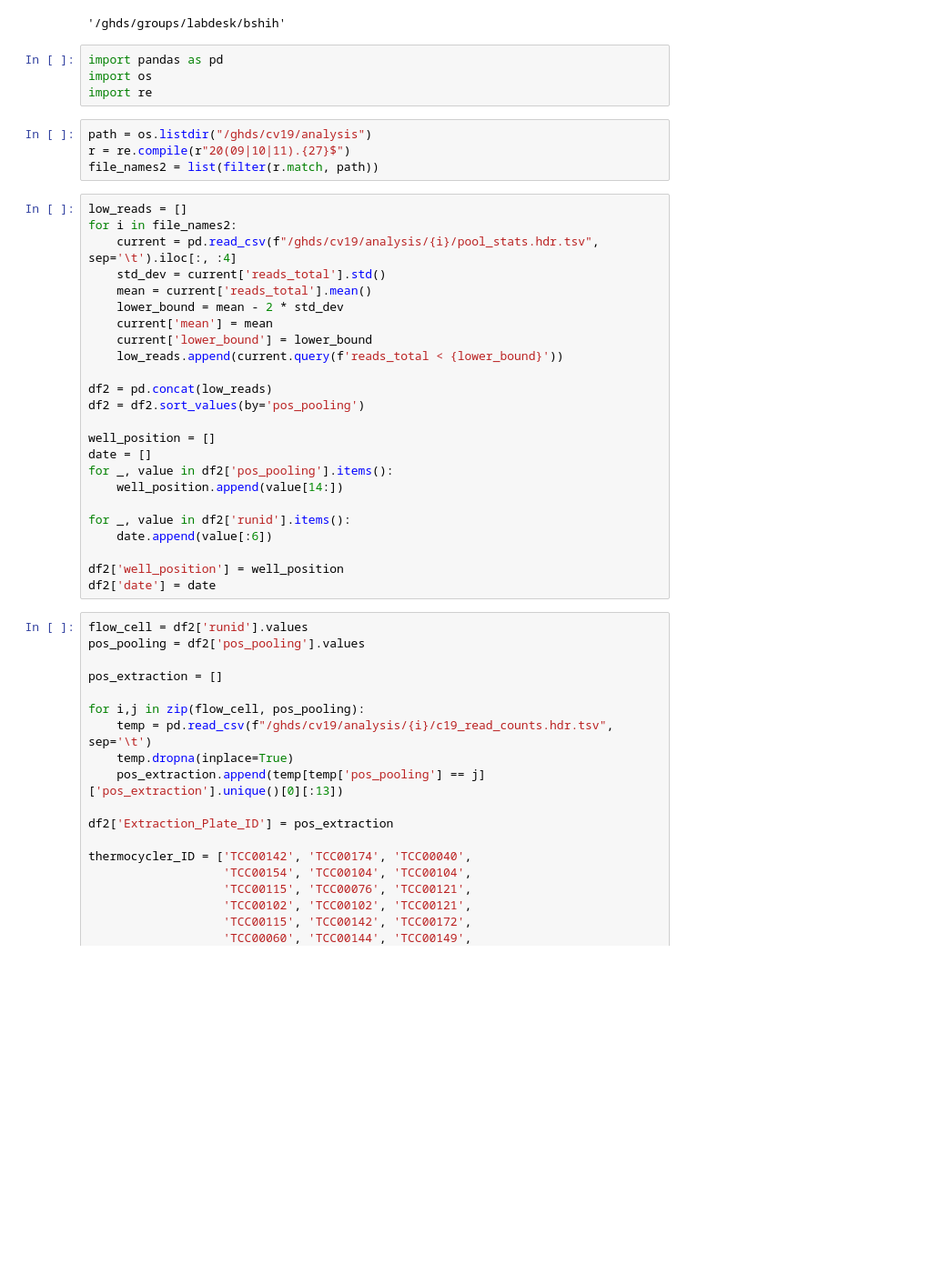
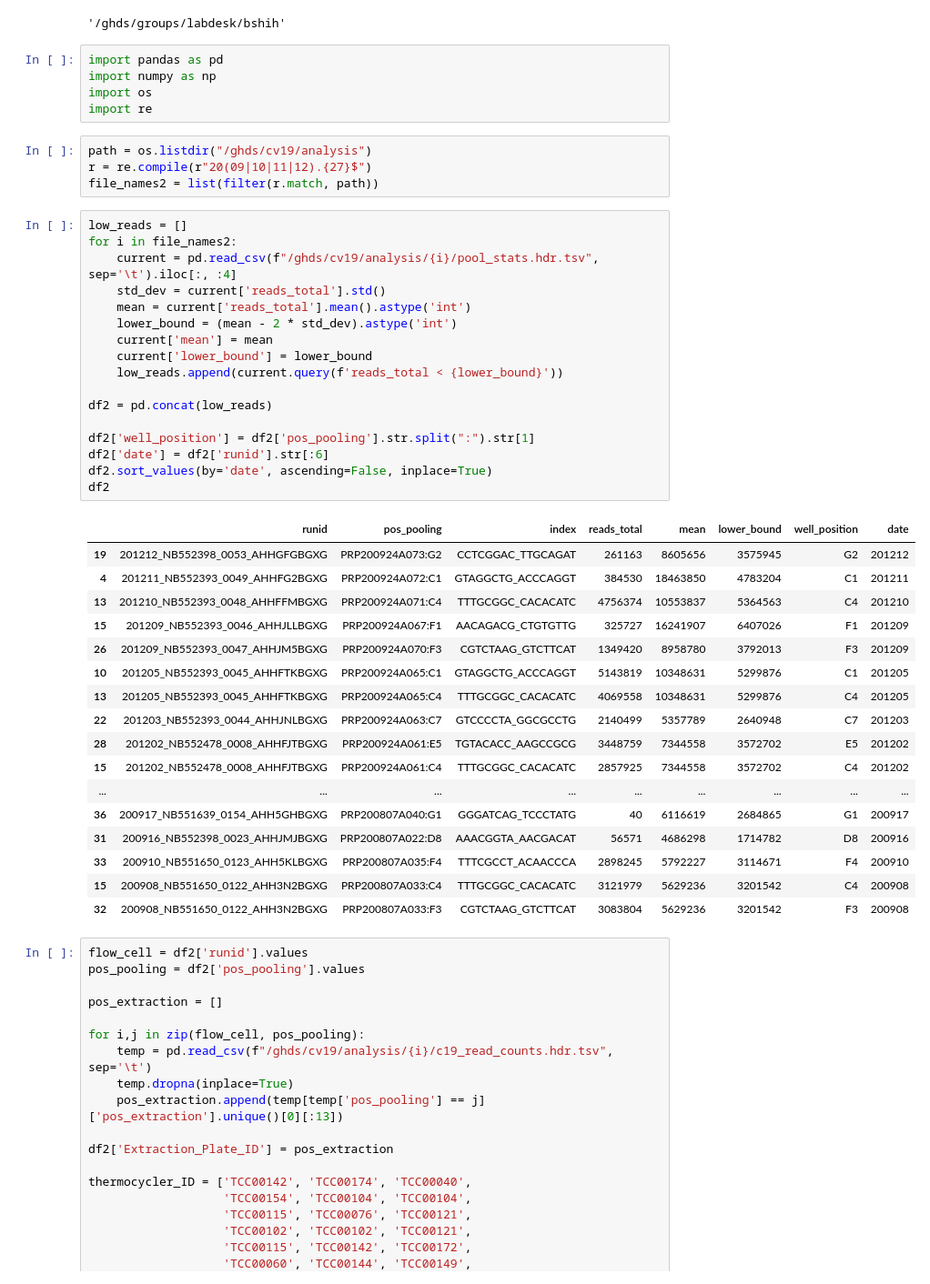
Before and after one commit to gh-bshih/g19_analysis, a Jupyter notebook: 201030_lowreadstotal_iPCRpool.ipynb, the cells around one changed output. Shown at 91% size. Drawn from its saved outputs; the diff is of its cells as text; blank space fills up the shorter version.

```diff
--- a/201030_lowreadstotal_iPCRpool.ipynb
+++ b/201030_lowreadstotal_iPCRpool.ipynb
@@ -4,36 +4,48 @@ pwd
 '/ghds/groups/labdesk/bshih'
 # %%
 import pandas as pd
+import numpy as np
 import os
 import re
 # %%
 path = os.listdir("/ghds/cv19/analysis")
-r = re.compile(r"20(09|10|11).{27}$")
+r = re.compile(r"20(09|10|11|12).{27}$")
 file_names2 = list(filter(r.match, path))
 # %%
 low_reads = []
 for i in file_names2:
     current = pd.read_csv(f"/ghds/cv19/analysis/{i}/pool_stats.hdr.tsv", sep='\t').iloc[:, :4]
     std_dev = current['reads_total'].std()
-    mean = current['reads_total'].mean()
-    lower_bound = mean - 2 * std_dev
+    mean = current['reads_total'].mean().astype('int')
+    lower_bound = (mean - 2 * std_dev).astype('int')
     current['mean'] = mean
     current['lower_bound'] = lower_bound
     low_reads.append(current.query(f'reads_total < {lower_bound}'))
 
 df2 = pd.concat(low_reads)
-df2 = df2.sort_values(by='pos_pooling')
 
-well_position = []
-date = []
-for _, value in df2['pos_pooling'].items():
-    well_position.append(value[14:])
-
-for _, value in df2['runid'].items():
-    date.append(value[:6])
-
-df2['well_position'] = well_position
-df2['date'] = date
+df2['well_position'] = df2['pos_pooling'].str.split(":").str[1]
+df2['date'] = df2['runid'].str[:6]
+df2.sort_values(by='date', ascending=False, inplace=True)
+df2
+# %% [output]
+|  | runid | pos_pooling | index | reads_total | mean | lower_bound | well_position | date |
+| 19 | 201212_NB552398_0053_AHHGFGBGXG | PRP200924A073:G2 | CCTCGGAC_TTGCAGAT | 261163 | 8605656 | 3575945 | G2 | 201212 |
+| 4 | 201211_NB552393_0049_AHHFG2BGXG | PRP200924A072:C1 | GTAGGCTG_ACCCAGGT | 384530 | 18463850 | 4783204 | C1 | 201211 |
+| 13 | 201210_NB552393_0048_AHHFFMBGXG | PRP200924A071:C4 | TTTGCGGC_CACACATC | 4756374 | 10553837 | 5364563 | C4 | 201210 |
+| 15 | 201209_NB552393_0046_AHHJLLBGXG | PRP200924A067:F1 | AACAGACG_CTGTGTTG | 325727 | 16241907 | 6407026 | F1 | 201209 |
+| 26 | 201209_NB552393_0047_AHHJM5BGXG | PRP200924A070:F3 | CGTCTAAG_GTCTTCAT | 1349420 | 8958780 | 3792013 | F3 | 201209 |
+| 10 | 201205_NB552393_0045_AHHFTKBGXG | PRP200924A065:C1 | GTAGGCTG_ACCCAGGT | 5143819 | 10348631 | 5299876 | C1 | 201205 |
+| 13 | 201205_NB552393_0045_AHHFTKBGXG | PRP200924A065:C4 | TTTGCGGC_CACACATC | 4069558 | 10348631 | 5299876 | C4 | 201205 |
+| 22 | 201203_NB552393_0044_AHHJNLBGXG | PRP200924A063:C7 | GTCCCCTA_GGCGCCTG | 2140499 | 5357789 | 2640948 | C7 | 201203 |
+| 28 | 201202_NB552478_0008_AHHFJTBGXG | PRP200924A061:E5 | TGTACACC_AAGCCGCG | 3448759 | 7344558 | 3572702 | E5 | 201202 |
+| 15 | 201202_NB552478_0008_AHHFJTBGXG | PRP200924A061:C4 | TTTGCGGC_CACACATC | 2857925 | 7344558 | 3572702 | C4 | 201202 |
+| ... | ... | ... | ... | ... | ... | ... | ... | ... |
+| 36 | 200917_NB551639_0154_AHH5GHBGXG | PRP200807A040:G1 | GGGATCAG_TCCCTATG | 40 | 6116619 | 2684865 | G1 | 200917 |
+| 31 | 200916_NB552398_0023_AHHJMJBGXG | PRP200807A022:D8 | AAACGGTA_AACGACAT | 56571 | 4686298 | 1714782 | D8 | 200916 |
+| 33 | 200910_NB551650_0123_AHH5KLBGXG | PRP200807A035:F4 | TTTCGCCT_ACAACCCA | 2898245 | 5792227 | 3114671 | F4 | 200910 |
+| 15 | 200908_NB551650_0122_AHH3N2BGXG | PRP200807A033:C4 | TTTGCGGC_CACACATC | 3121979 | 5629236 | 3201542 | C4 | 200908 |
+| 32 | 200908_NB551650_0122_AHH3N2BGXG | PRP200807A033:F3 | CGTCTAAG_GTCTTCAT | 3083804 | 5629236 | 3201542 | F3 | 200908 |
 # %%
 flow_cell = df2['runid'].values
 pos_pooling = df2['pos_pooling'].values
```
